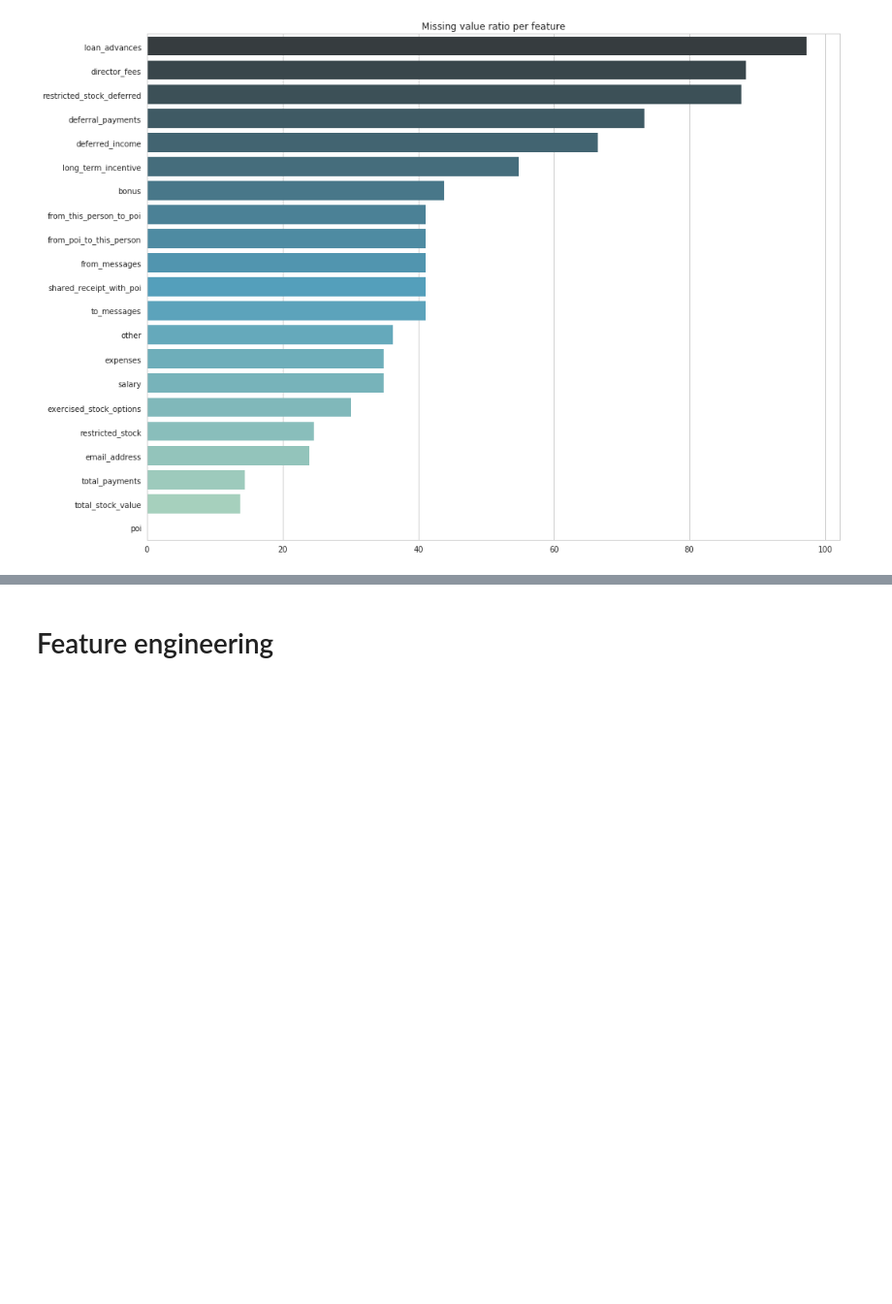
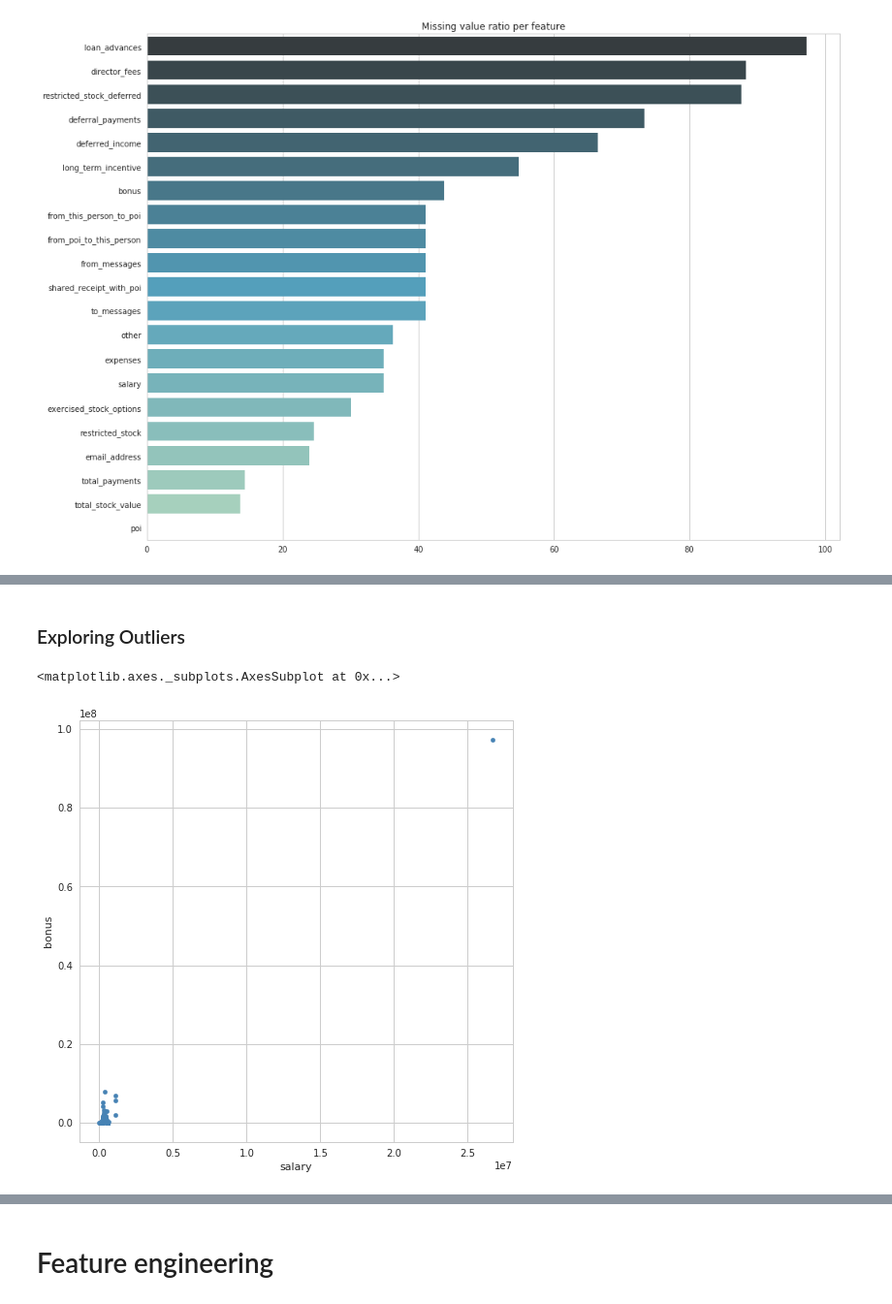
Before and after one commit to josefinaxberg/Intro-ML_Udacity, a Jupyter notebook: final_project/FinalProject_TheEnronFraud.ipynb, the cells around one changed output, grey strips where cells are left out. Shown at 97% size. Cells and saved outputs as stored; diff of their text form; code cells hidden in the pictures; blank space fills up the shorter version.

```diff
--- a/final_project/FinalProject_TheEnronFraud.ipynb
+++ b/final_project/FinalProject_TheEnronFraud.ipynb
@@ -122,4 +116,0 @@ Amount of NaN values in the dataset:  1358
-# %%
-df_enron = df_enron.fillna(0, axis=1)
-
-df_enron.head(5)
@@ -152,0 +155,5 @@ q1_missing_vals_plot(df_enron.T)
+# %%
+# First I am going to drop the features that according to my analysis aren't relevant to predict POIs
+df_enron = df_enron.drop(['email_address', 'other', 'long_term_incentive', 'deferral_payments', 'restricted_stock_deferred', 'deferred_income', 'exercised_stock_options'], axis=1)
+
+df_enron.head(5)
@@ -152,0 +167,6 @@ q1_missing_vals_plot(df_enron.T)
+# %%
+cols_with_zero = ['director_fees', 'bonus', 'from_this_person_to_poi', 'from_poi_to_this_person', 'loan_advances', 'restricted_stock', 'shared_receipt_with_poi', 'to_messages', 'from_messages']
+df_enron[cols_with_zero] = df_enron[cols_with_zero].fillna(0)
+
+
+df_enron.head(5)
@@ -152,0 +180,5 @@ q1_missing_vals_plot(df_enron.T)
+# %%
+cols_with_mean = ['salary', 'total_payments', 'total_stock_value', 'expenses']
+df_enron[cols_with_mean] = df_enron[cols_with_mean].fillna(df_enron[cols_with_mean].mean())
+
+df_enron.head(5)
@@ -152,0 +211,2 @@ q1_missing_vals_plot(df_enron.T)
+# %% [markdown]
+### Exploring Outliers
@@ -153,2 +215,5 @@ q1_missing_vals_plot(df_enron.T)
 # %%
-df_enron.plot.scatter(x='salary', y='bonus', color='steelblue');
+df_enron.plot.scatter(x='salary', y='bonus', color='steelblue', figsize=(8, 8))
+# %% [output]
+<matplotlib.axes._subplots.AxesSubplot at 0x...>
+[figure, added]
```
Also changed, not shown: parts of 25 cells of this notebook.
